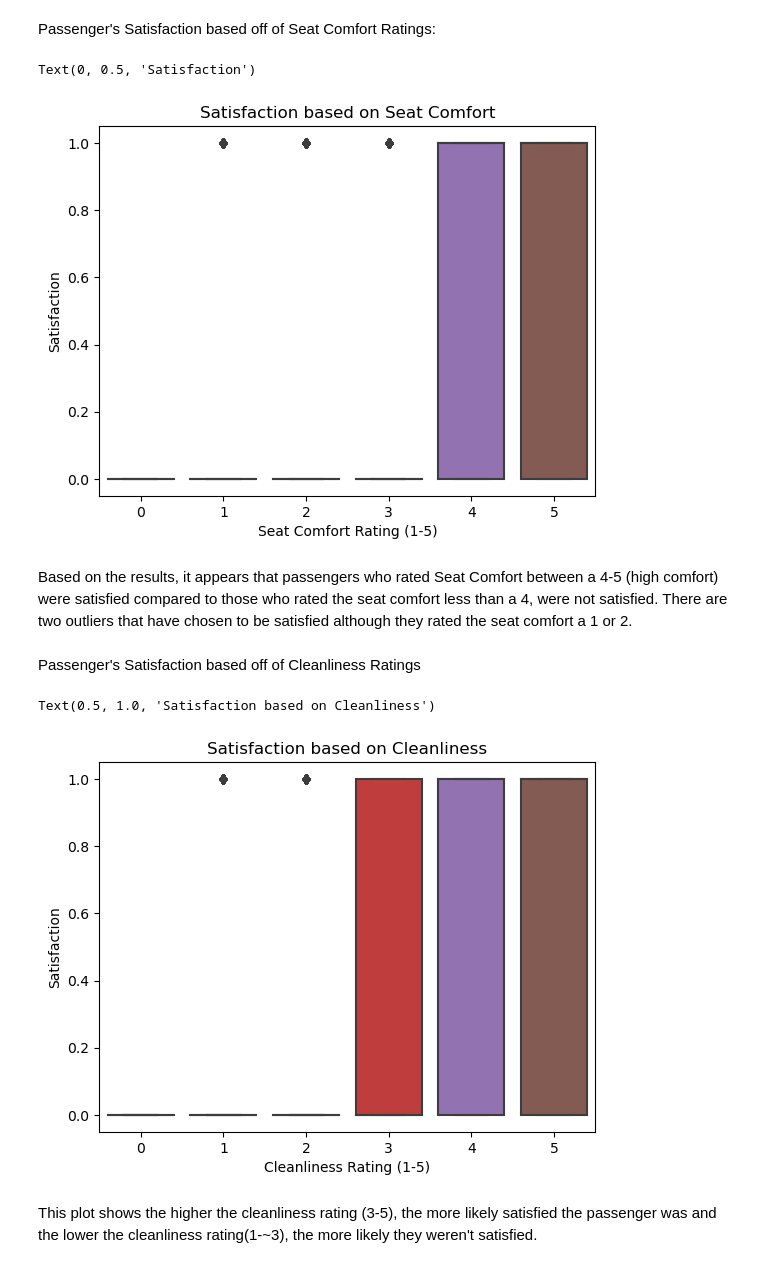
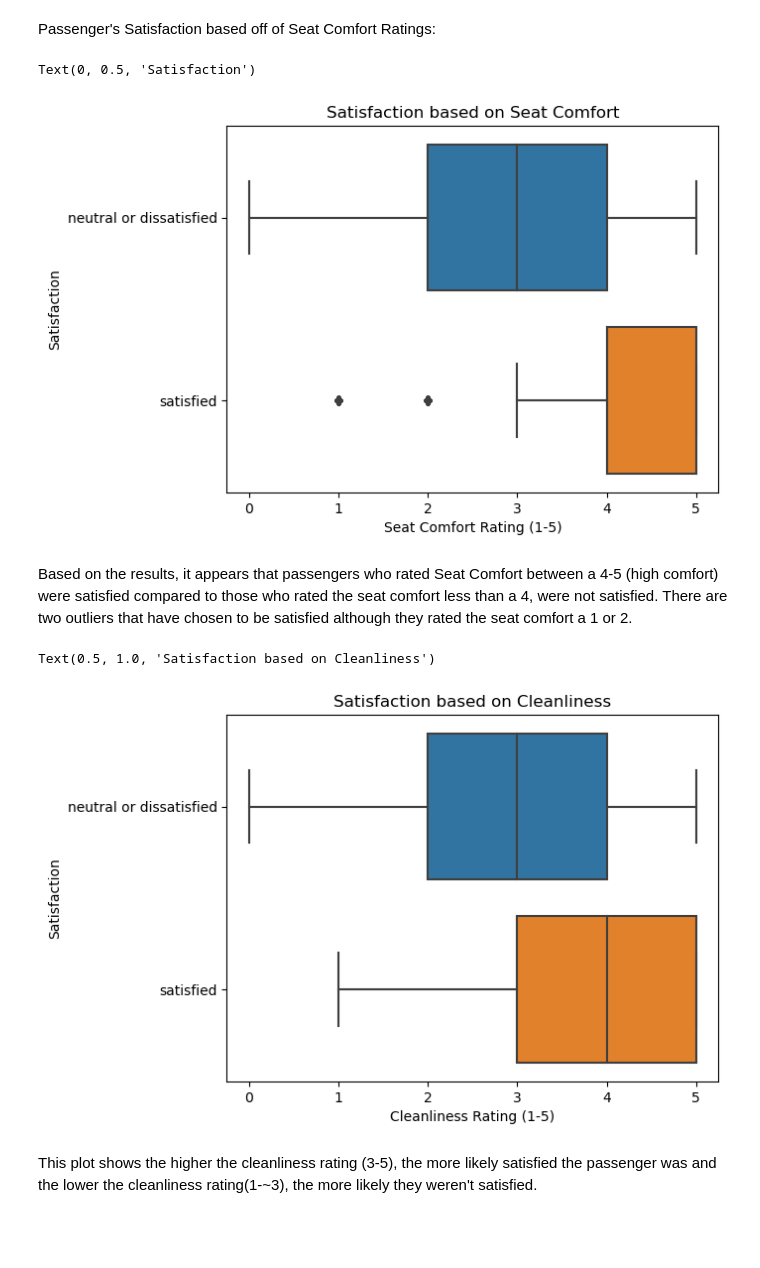
Before and after one commit to BayTech-CSUMB/CST383Final, a Jupyter notebook: finalProject.ipynb, the cells around one changed output. Saved outputs shown, nothing was run; the diff lists cells and outputs as text; code cells hidden in the pictures; blank space fills up the shorter version.

```diff
--- a/finalProject.ipynb
+++ b/finalProject.ipynb
@@ -365,26 +379,24 @@ plt.show()
 # %% [markdown]
 Passenger's Satisfaction based off of Seat Comfort Ratings:
 # %%
-sns.boxplot(data=df, x = df['Seat comfort'], y = df['satisfaction'])
+sns.boxplot(x=df['Seat comfort'], y=satisfactionForGraphing)
 plt.title('Satisfaction based on Seat Comfort')
-
 plt.xlabel('Seat Comfort Rating (1-5)')
 plt.ylabel('Satisfaction')
 # %% [output]
 Text(0, 0.5, 'Satisfaction')
-[figure, old version]
+[figure, new version]
 # %% [markdown]
 Based on the results, it appears that passengers who rated Seat Comfort between a 4-5 (high comfort) were satisfied compared to those who rated the seat comfort less than a 4, were not satisfied. There are two outliers that have chosen to be satisfied although they rated the seat comfort a 1 or 2.
-# %% [markdown]
-Passenger's Satisfaction based off of Cleanliness Ratings
 # %%
-sns.boxplot(data=df, x=df['Cleanliness'], y = df['satisfaction'])
+# Passenger's Satisfaction based off of Cleanliness Ratings
+sns.boxplot(data=df, x=df['Cleanliness'], y=satisfactionForGraphing)
 plt.xlabel('Cleanliness Rating (1-5)')
 plt.ylabel('Satisfaction')
 plt.title('Satisfaction based on Cleanliness')
 # %% [output]
 Text(0.5, 1.0, 'Satisfaction based on Cleanliness')
-[figure, old version]
+[figure, new version]
 # %% [markdown]
 This plot shows the higher the cleanliness rating (3-5), the more likely satisfied the passenger was and the lower the cleanliness rating(1-~3), the more likely they weren't satisfied.
 # %%
```
Also changed, not shown: parts of 29 cells of this notebook.
